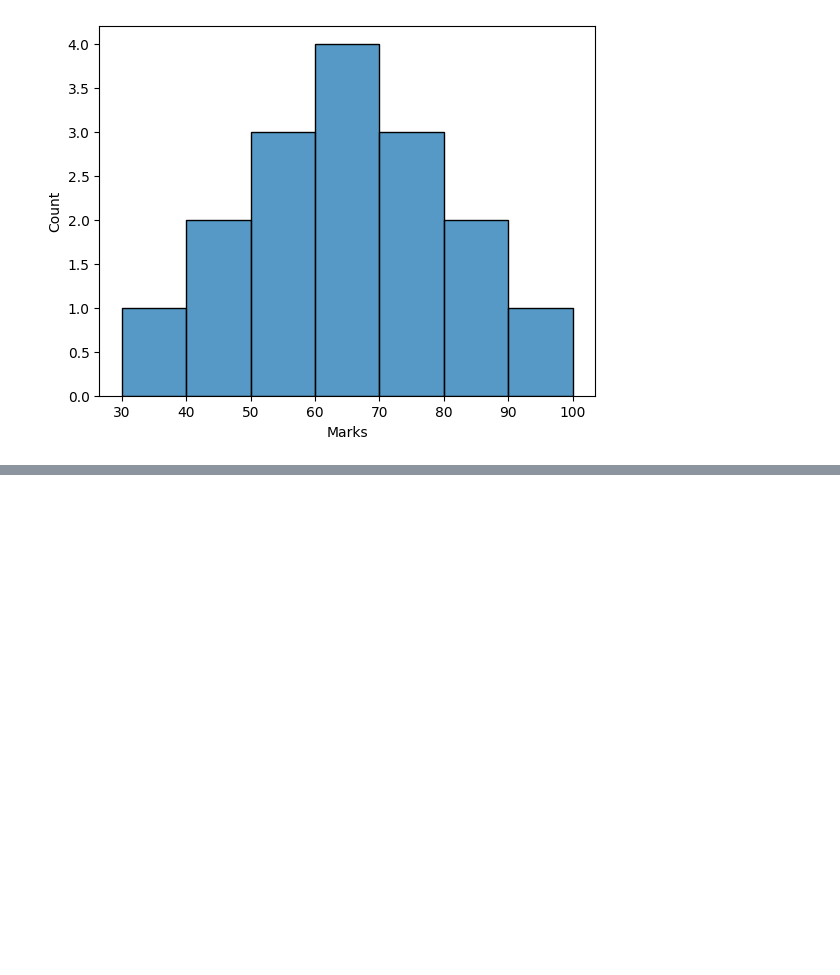
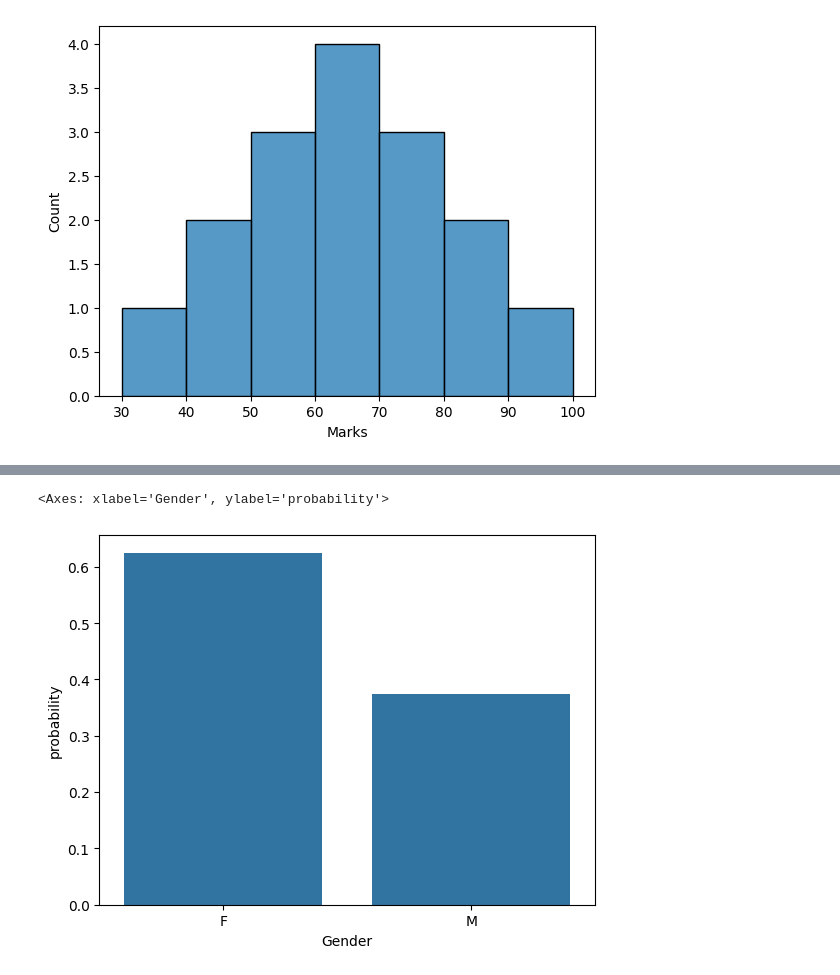
Before and after one commit to SAKSHISAAHU/Data_Analytics, a Jupyter notebook: 5.data_exploration/3.distributions.ipynb, the cells around one changed output, grey strips where cells are left out. Drawn from its saved outputs; the diff is of its cells as text; code cells hidden in the pictures; blank space fills up the shorter version.

```diff
--- a/5.data_exploration/3.distributions.ipynb
+++ b/5.data_exploration/3.distributions.ipynb
@@ -62,0 +95,5 @@ sn.histplot(df['Marks'], bins=7, stat='count')
+# %%
+sn.countplot(x=df['Gender'],stat='probability')
+# %% [output]
+<Axes: xlabel='Gender', ylabel='probability'>
+[figure, added]
```
Also changed, not shown: parts of 13 cells of this notebook, 1 other file.
